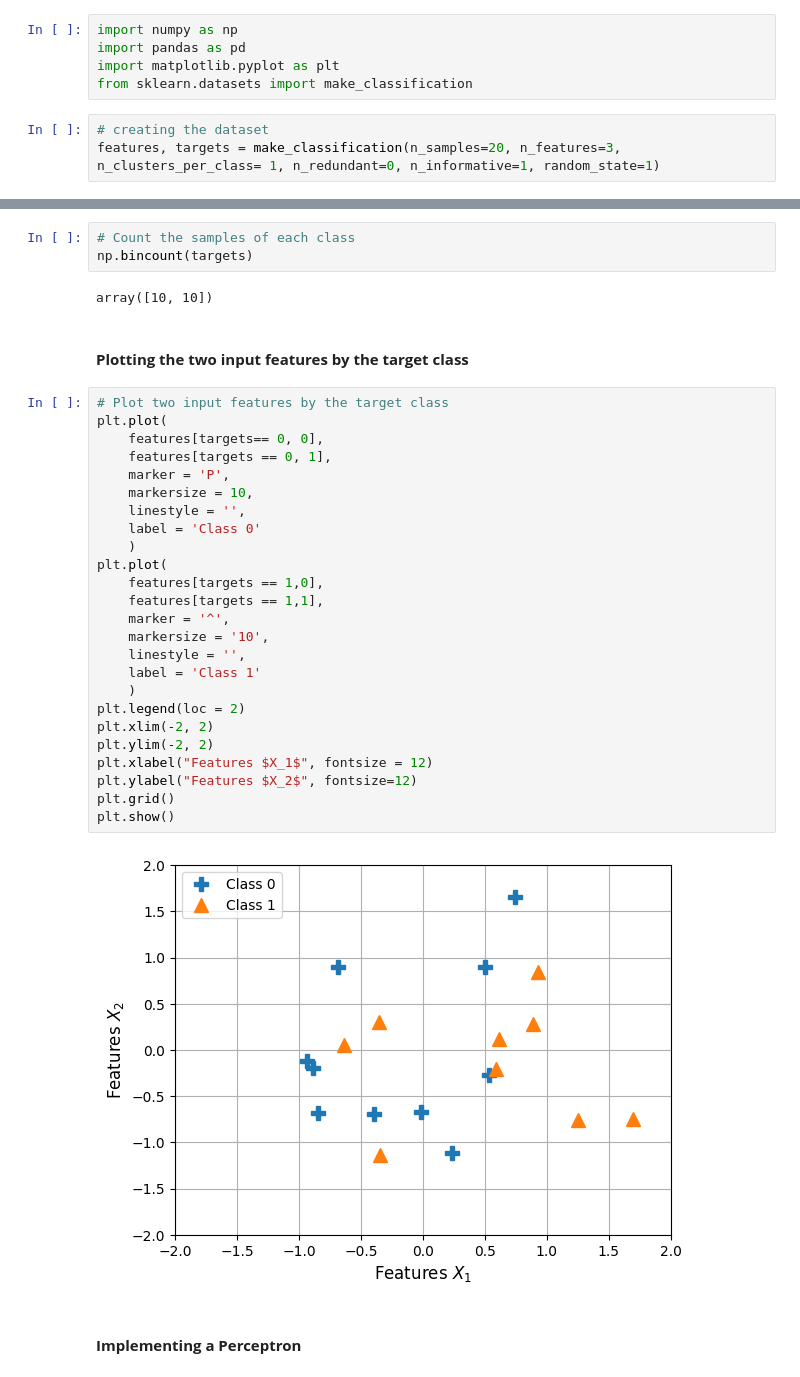
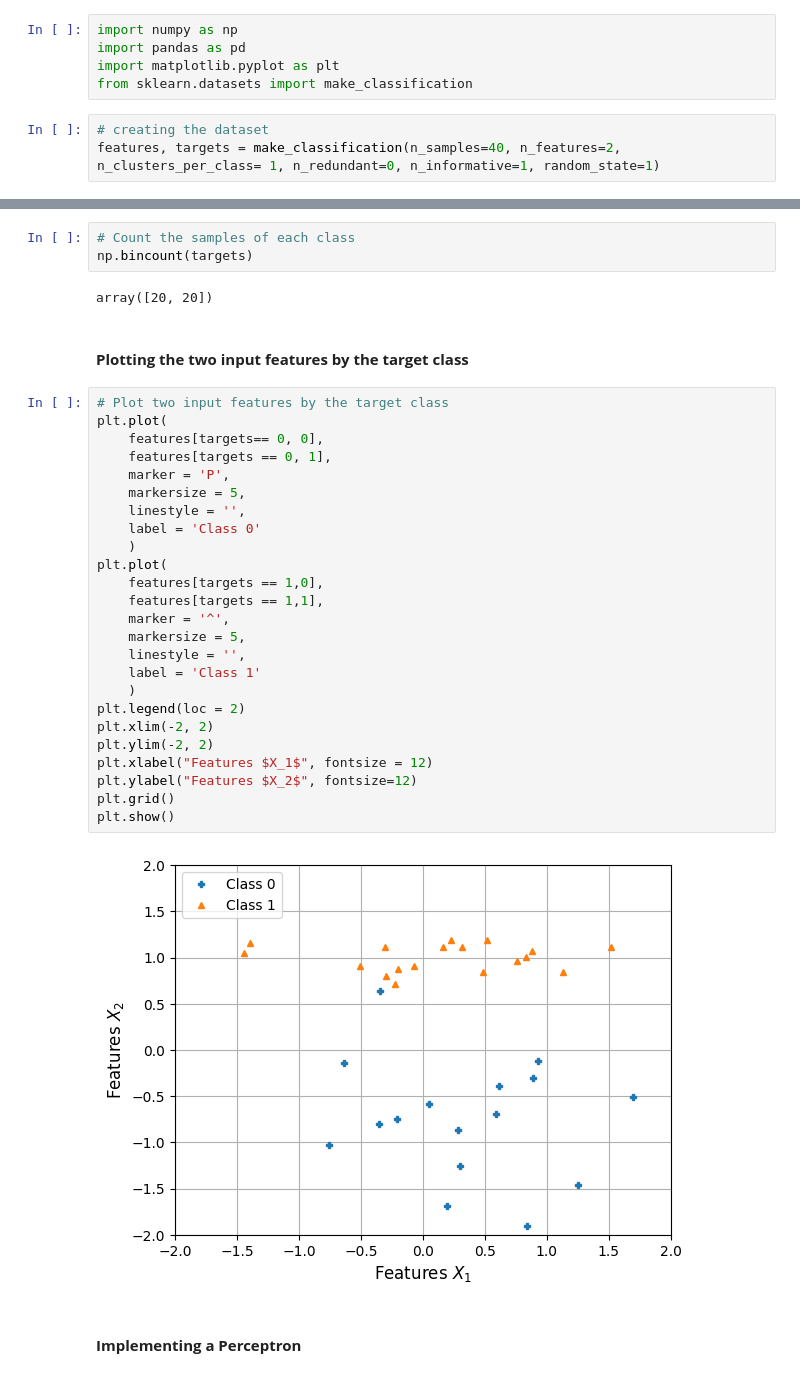
Before and after one commit to Cunyie08/module_4, a Jupyter notebook: Perceptron_DL/perceptron_task.ipynb, the cells around one changed output, grey strips where cells are left out. Saved outputs shown, nothing was run; the diff lists cells and outputs as text.

```diff
--- a/Perceptron_DL/perceptron_task.ipynb
+++ b/Perceptron_DL/perceptron_task.ipynb
@@ -7,6 +7,6 @@ import matplotlib.pyplot as plt
 from sklearn.datasets import make_classification
 # %%
 # creating the dataset
-features, targets = make_classification(n_samples=20, n_features=3, n_clusters_per_class= 1, n_redundant=0, n_informative=1, random_state=1)
+features, targets = make_classification(n_samples=40, n_features=2, n_clusters_per_class= 1, n_redundant=0, n_informative=1, random_state=1)
 # %%
 # Insert the data into dataframe
@@ -48,36 +48,36 @@ targets.shape
 # Count the samples of each class
 np.bincount(targets)
 # %% [output]
-array([10, 10])
+array([20, 20])
 # %% [markdown]
 #### **Plotting the two input features by the target class**
 # %%
 # Plot two input features by the target class
 plt.plot(
     features[targets== 0, 0],
     features[targets == 0, 1],
     marker = 'P',
-    markersize = 10,
+    markersize = 5,
     linestyle = '',
     label = 'Class 0'
     )
 plt.plot(
     features[targets == 1,0],
     features[targets == 1,1],
     marker = '^',
-    markersize = '10',
+    markersize = 5,
     linestyle = '',
     label = 'Class 1'
     )
 plt.legend(loc = 2)
 plt.xlim(-2, 2)
 plt.ylim(-2, 2)
 plt.xlabel("Features $X_1$", fontsize = 12)
 plt.ylabel("Features $X_2$", fontsize=12)
 plt.grid()
 plt.show()
 # %% [output]
-[figure, old version]
+[figure, new version]
 # %% [markdown]
 #### **Implementing a Perceptron**
 # %%
```
Also changed, not shown: parts of 16 cells of this notebook, 1 other file.
